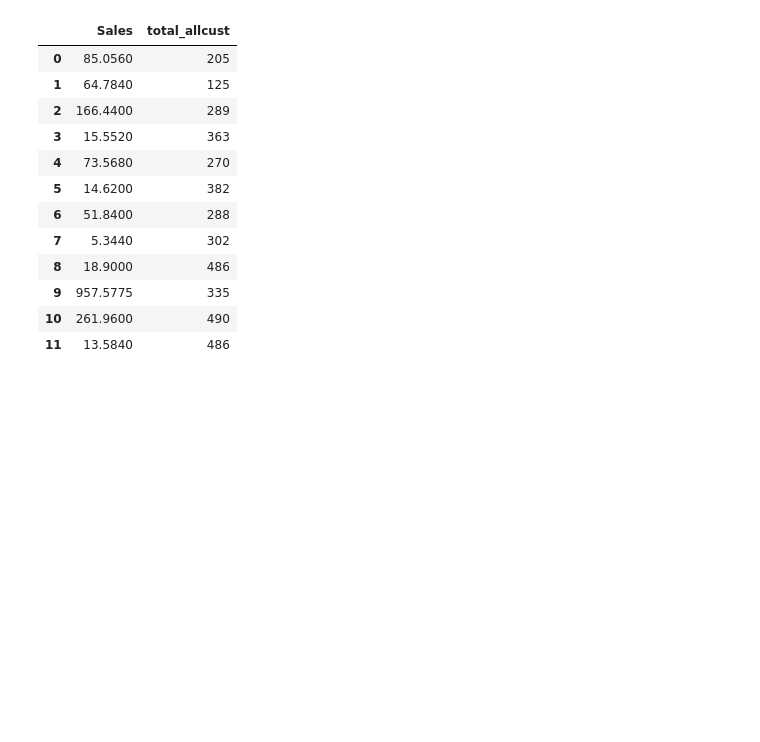
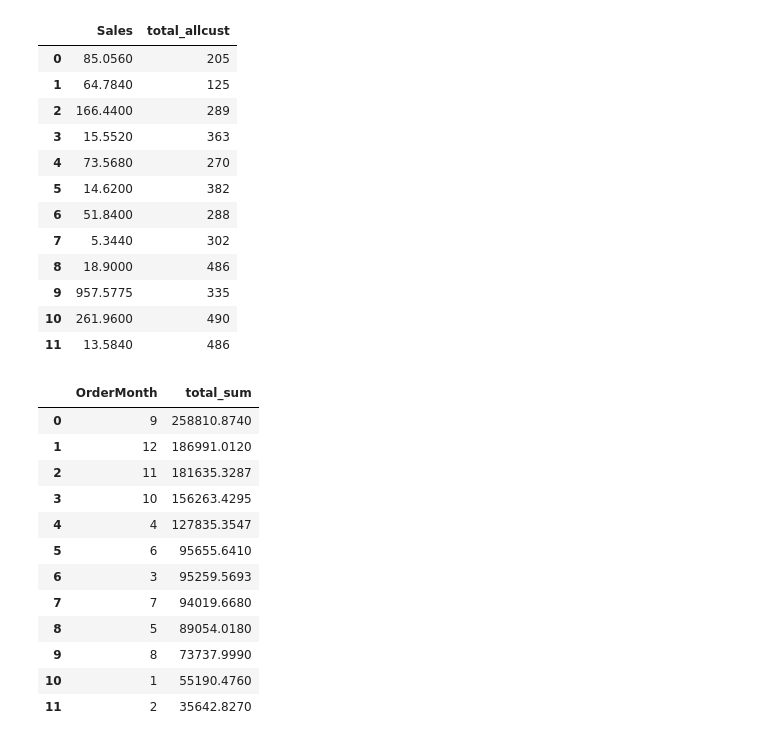
Before and after one commit to annaszcz/Project-5, a Jupyter notebook: project5_EDA.ipynb, the cells around one changed output. Saved outputs shown, nothing was run; the diff lists cells and outputs as text; code cells hidden in the pictures; blank space fills up the shorter version.

```diff
--- a/project5_EDA.ipynb
+++ b/project5_EDA.ipynb
@@ -305,3 +305,36 @@ pd.read_sql("""
 | 9 | 957.5775 | 335 |
 | 10 | 261.9600 | 490 |
 | 11 | 13.5840 | 486 |
+# %%
+# What customer purchasing patterns can you discover?
+# Such as activity during the days of the week, weekly, monthly, quarterly, yearly, etc.
+
+pd.read_sql("""
+            Select sh.OrderMonth,
+            sum(s.sales) as total_sum
+            from sales s
+
+            join products p on p.ProductID=s.ProductID
+            join shipment sh on sh.OrderID = p.OrderID
+            group by OrderMonth
+            order by total_sum DESC""", connector)
+
+#  with sub_cat as
+#           (Select ProductID,
+#           rank() OVER (Partition by sales))
+#            from sales)
+#  join sub_cat sc on sc.ProductID=s.ProductID
+# %% [output]
+|  | OrderMonth | total_sum |
+| 0 | 9 | 258810.8740 |
+| 1 | 12 | 186991.0120 |
+| 2 | 11 | 181635.3287 |
+| 3 | 10 | 156263.4295 |
+| 4 | 4 | 127835.3547 |
+| 5 | 6 | 95655.6410 |
+| 6 | 3 | 95259.5693 |
+| 7 | 7 | 94019.6680 |
+| 8 | 5 | 89054.0180 |
+| 9 | 8 | 73737.9990 |
+| 10 | 1 | 55190.4760 |
+| 11 | 2 | 35642.8270 |
```
Also changed, not shown: 9 other files.
